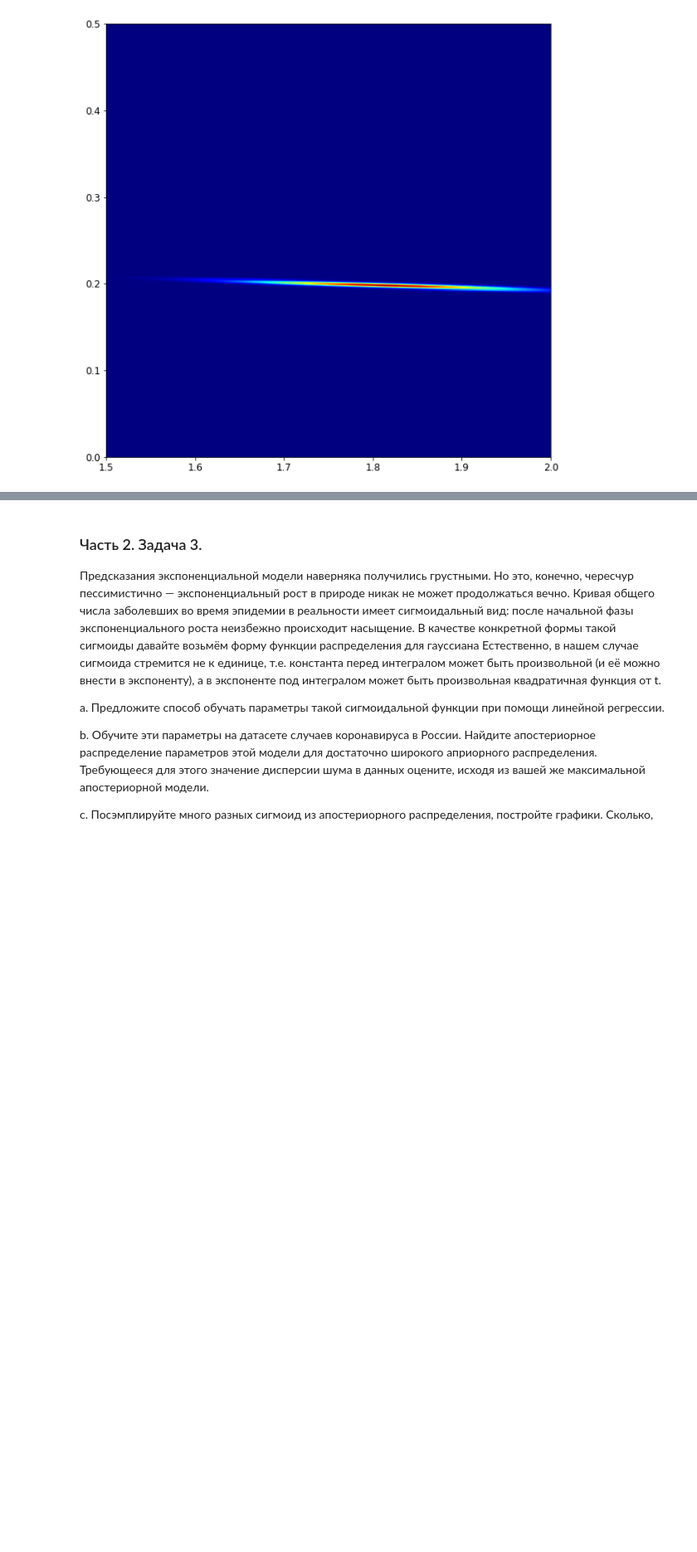
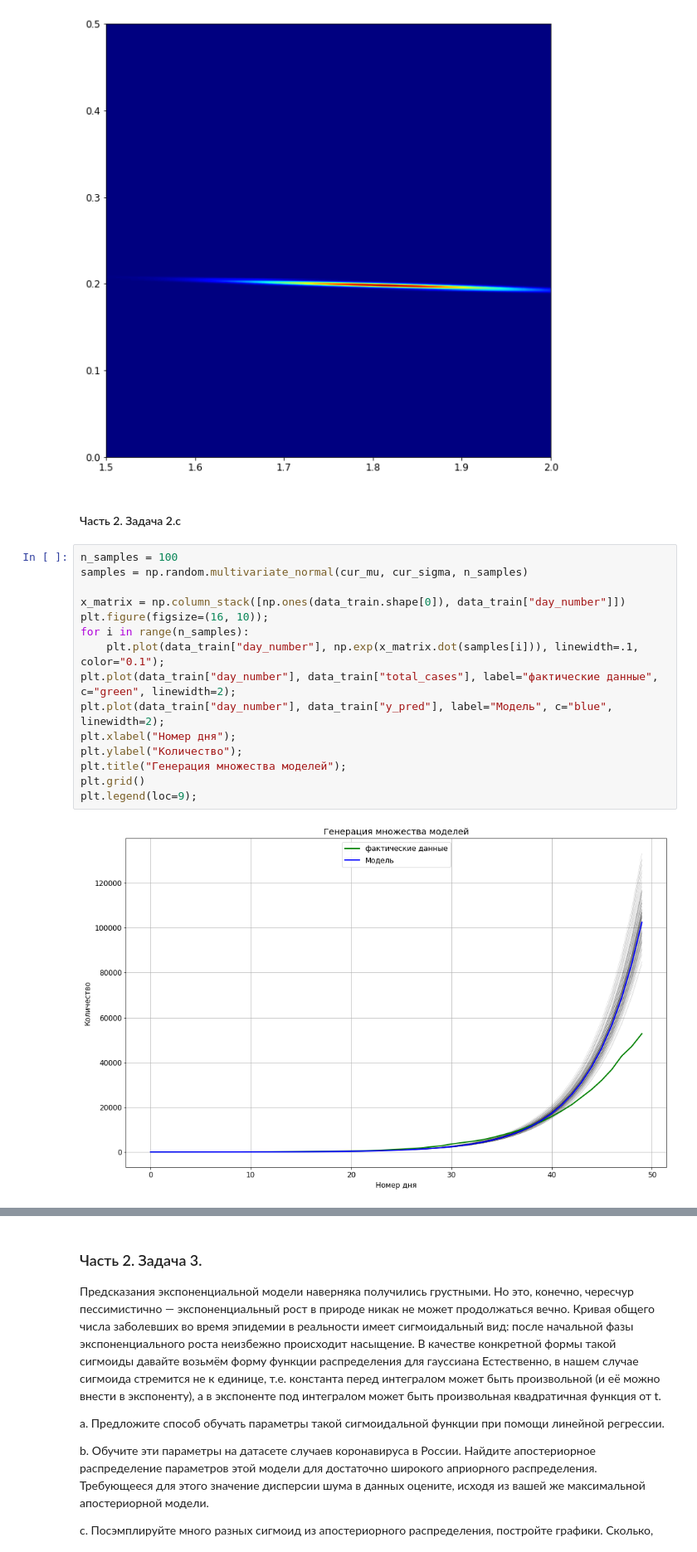
Before and after one commit to IlyasLatypov/MADE_DS, a Jupyter notebook: ADV_ML/HW1/HW_LatypovID.ipynb, the cells around one changed output, grey strips where cells are left out. Shown: that part at 83% size. Drawn from its saved outputs; the diff is of its cells as text; blank space fills up the shorter version.

```diff
--- a/ADV_ML/HW1/HW_LatypovID.ipynb
+++ b/ADV_ML/HW1/HW_LatypovID.ipynb
@@ -267,3 +268,22 @@ Z = multivariate_normal.pdf(pos, mean=cur_mu, cov=cur_sigma)
 myplot_heatmap(Z, (1.5, 2), (0, 0.5))
 # %% [output]
 [figure]
+# %% [markdown]
+#### Часть 2. Задача 2.c
+# %%
+n_samples = 100
+samples = np.random.multivariate_normal(cur_mu, cur_sigma, n_samples)
+
+x_matrix = np.column_stack([np.ones(data_train.shape[0]), data_train["day_number"]])
+plt.figure(figsize=(16, 10));
+for i in range(n_samples):
+    plt.plot(data_train["day_number"], np.exp(x_matrix.dot(samples[i])), linewidth=.1, color="0.1");
+plt.plot(data_train["day_number"], data_train["total_cases"], label="фактические данные", c="green", linewidth=2);
+plt.plot(data_train["day_number"], data_train["y_pred"], label="Модель", c="blue", linewidth=2);
+plt.xlabel("Номер дня");
+plt.ylabel("Количество");
+plt.title("Генерация множества моделей");
+plt.grid()
+plt.legend(loc=9);
+# %% [output]
+[figure, added]
```
Also changed, not shown: parts of 5 cells of this notebook.
